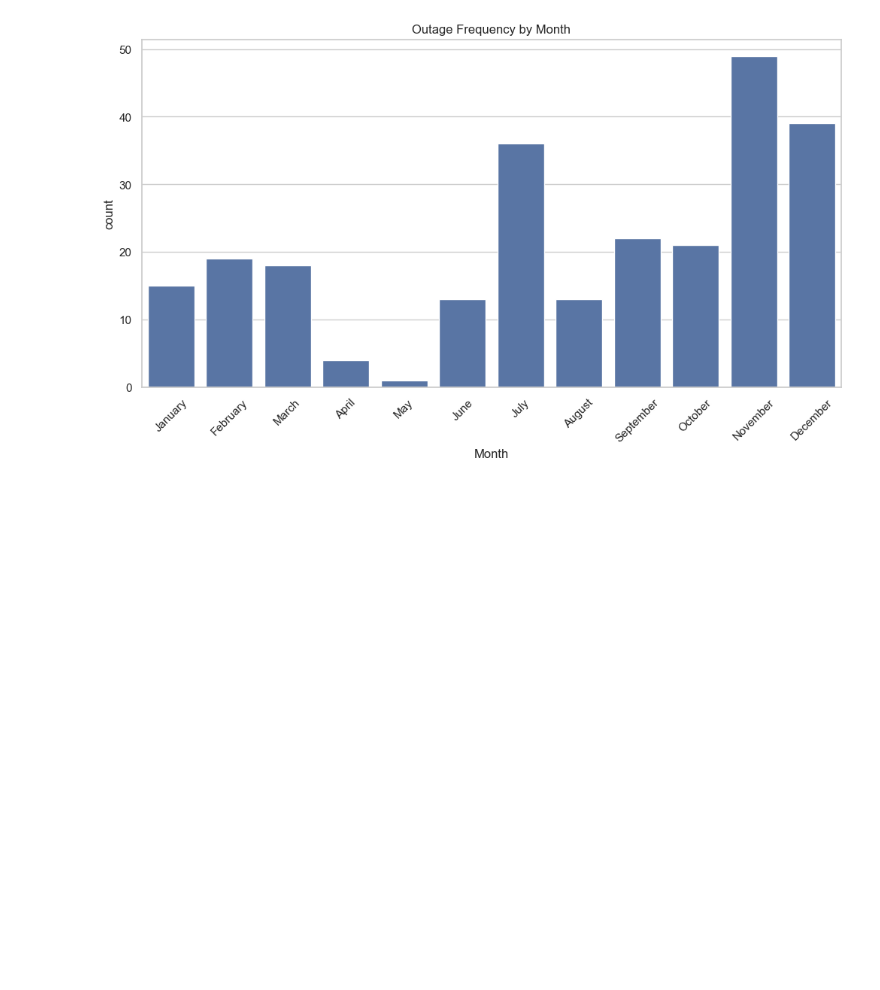
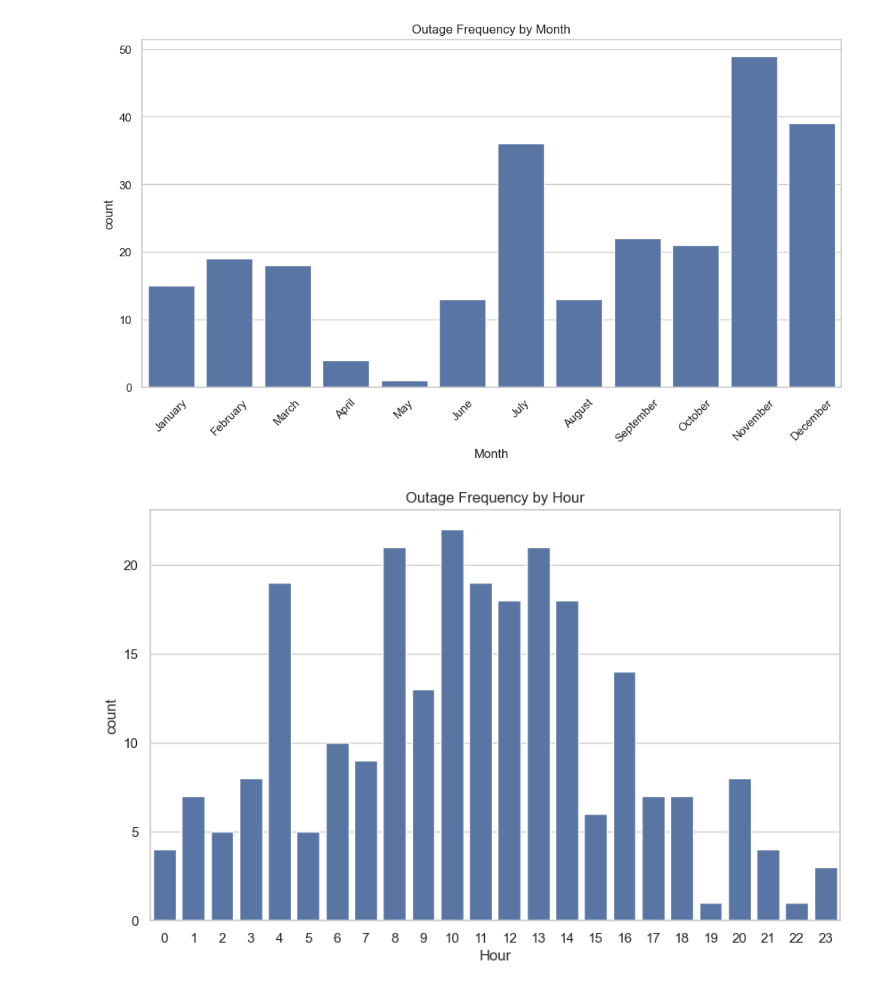
Before and after one commit to Phionanamugga/POWER_GRID_AI_PREDICITIVE_MAINTENANCE, a Jupyter notebook: power_outages.ipynb, the cells around one changed output. Saved outputs shown, nothing was run; the diff lists cells and outputs as text; code cells hidden in the pictures; blank space fills up the shorter version.

Commit message:
carries out data analysis for periods with most outages[Delivers#189071323]

```diff
--- a/power_outages.ipynb
+++ b/power_outages.ipynb
@@ -109,3 +109,11 @@ plt.xticks(rotation=45)
 plt.show()
 # %% [output]
 [figure]
+# %%
+# Further visualization of Q1
+plt.figure(figsize=(10, 6))
+sns.countplot(data=df, x='Hour')
+plt.title('Outage Frequency by Hour')
+plt.show()
+# %% [output]
+[figure, added]
```
